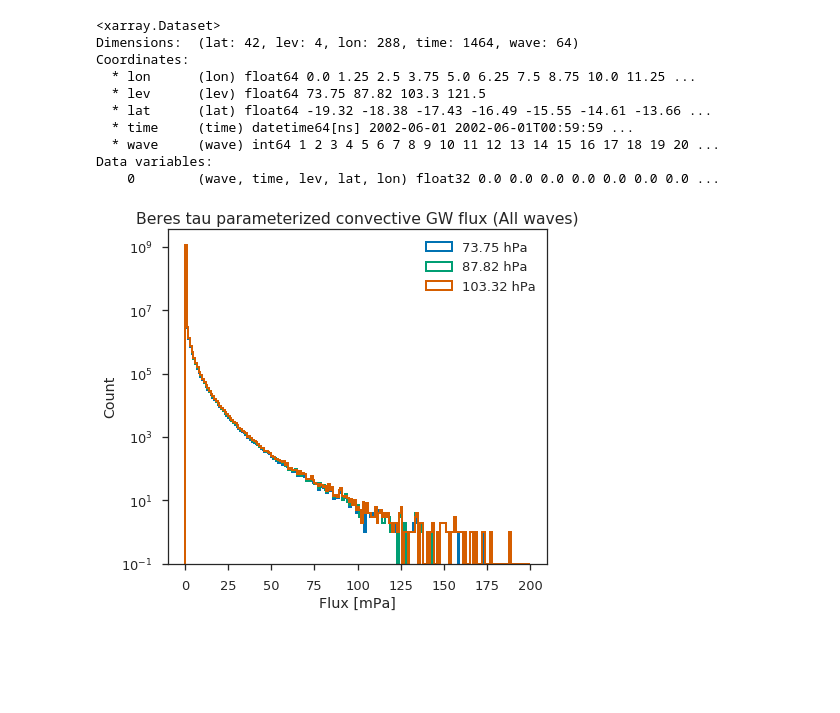
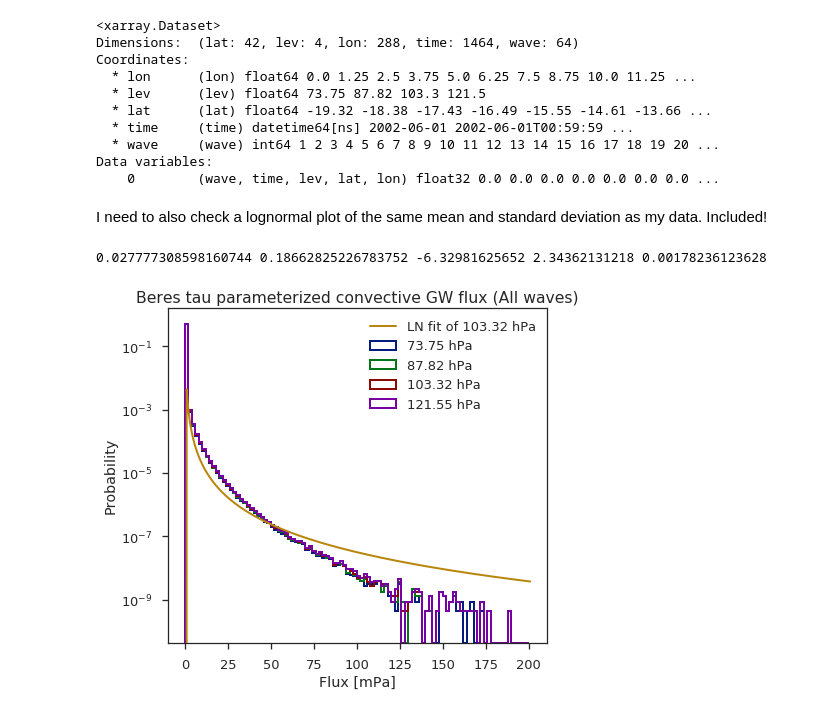
Before and after one commit to dcamron/ncar-gwdst, a Jupyter notebook: notebooks/waves.ipynb, the cells around one changed output. Cells and saved outputs as stored; diff of their text form; code cells hidden in the pictures; blank space fills up the shorter version.

Commit message:
Updated to level-split distribution and added lognormal overplot.

```diff
--- a/notebooks/waves.ipynb
+++ b/notebooks/waves.ipynb
@@ -18,7 +18,7 @@ import seaborn as sns
 
 from dask.distributed import Client
 
-sns.set(context='talk', palette='colorblind', style='ticks')
+sns.set(context='talk', palette='dark', style='ticks')
 # %%
 client = Client()
 client
@@ -58,18 +57,36 @@ Coordinates:
   * wave     (wave) int64 1 2 3 4 5 6 7 8 9 10 11 12 13 14 15 16 17 18 19 20 ...
 Data variables:
     0        (wave, time, lev, lat, lon) float32 0.0 0.0 0.0 0.0 0.0 0.0 0.0 ...
+# %% [markdown]
+I need to also check a lognormal plot of the same mean and standard deviation as my data. Included!
+# %%
+m = tau['0'].sel(lev=100, method='nearest').mean().values
+v = tau['0'].sel(lev=100, method='nearest').var().values
+mu = xu.log(m / xu.sqrt(1 + v/m**2))
+s = xu.sqrt(xu.log(1 + v/m**2))
+scale = xu.exp(mu)
+
+x = np.arange(0, 202, 1)
+
+print(m, v, mu, s, scale)
+# %% [output]
+0.027777308598160744 0.18662825226783752 -6.32981625652 2.34362131218 0.00178236123628
 # %%
 f, ax = plt.subplots(figsize=(7, 6))
 
 for l in tau.lev:
-    tau['0'].sel(lev=l).plot.hist(ax=ax, bins=np.arange(0, 201, 1), log=True, histtype='step', linewidth=2, label=('%.2f hPa' % l.values))
+#l = tau.lev.sel(lev=100, method='nearest')
+    tau['0'].sel(lev=l).plot.hist(ax=ax, bins=np.arange(0, 201, 2), density=True, log=True, histtype='step', linewidth=2, label=('%.2f hPa' % l.values))
+
+ax.plot(x, lognorm.pdf(x, s, scale=scale), linewidth=2, label=('LN fit of %.2f hPa' % tau.lev.sel(lev=100, method='nearest').values))
 
 ax.legend(loc='upper right')
 ax.set_xlabel('Flux [mPa]')
+ax.set_ylabel('Probability')
 ax.set_title('Beres tau parameterized convective GW flux (All waves)')
 
 plt.tight_layout()
 
 f.savefig('../figures/waves/dist_flux.png')
 # %% [output]
-[figure, old version]
+[figure, new version]
```
Also changed, not shown: parts of 3 cells of this notebook, 2 other files.
